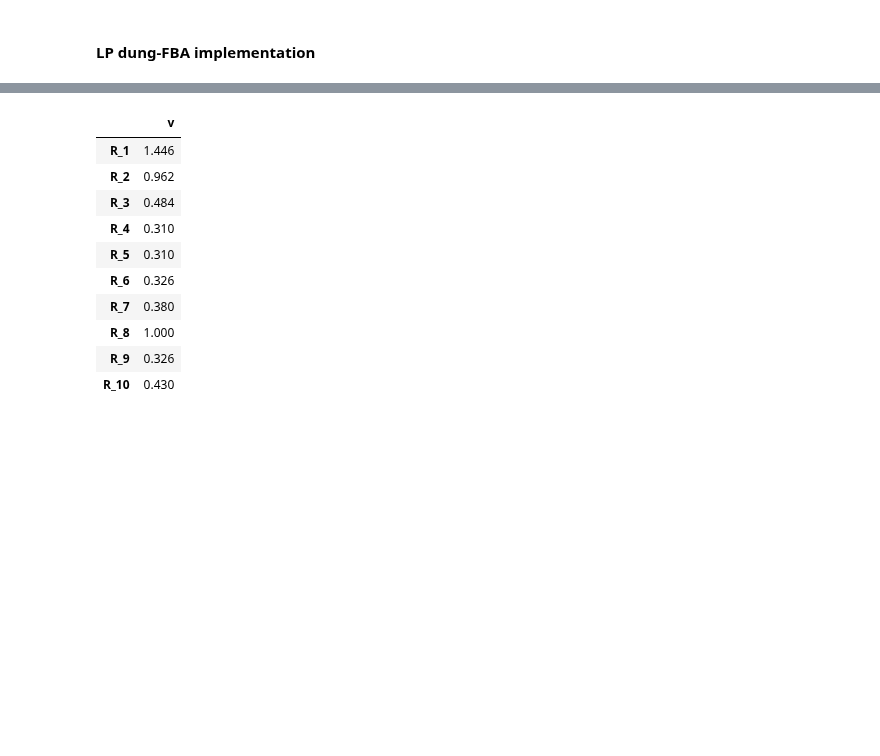
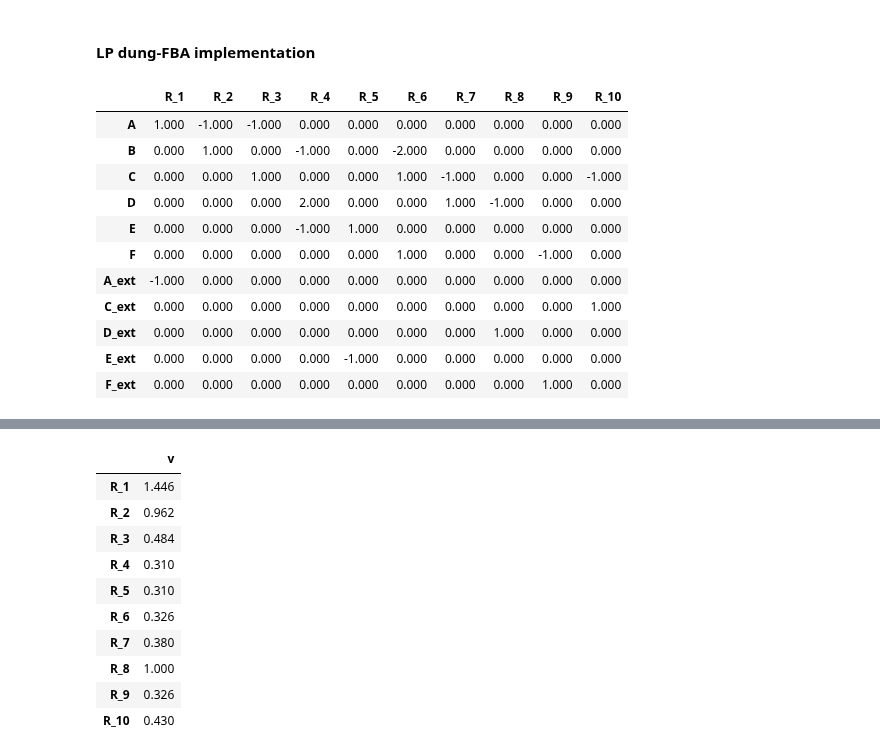
Before and after one commit to pnnl-predictive-phenomics/crop, a Jupyter notebook: docs/notebook/CROP_updated.ipynb, the cells around one changed output, grey strips where cells are left out. Cells and saved outputs as stored; diff of their text form; code cells hidden in the pictures; blank space fills up the shorter version.

```diff
--- a/docs/notebook/CROP_updated.ipynb
+++ b/docs/notebook/CROP_updated.ipynb
@@ -488,3 +486,18 @@ $$\begin{array}{lll}
 & v_{biomass} \leq 1 \end{array}$$
 # %% [markdown]
 #### LP dung-FBA implementation ####
+# %%
+fullS
+# %% [output]
+|  | R_1 | R_2 | R_3 | R_4 | R_5 | R_6 | R_7 | R_8 | R_9 | R_10 |
+| A | 1.000 | -1.000 | -1.000 | 0.000 | 0.000 | 0.000 | 0.000 | 0.000 | 0.000 | 0.000 |
+| B | 0.000 | 1.000 | 0.000 | -1.000 | 0.000 | -2.000 | 0.000 | 0.000 | 0.000 | 0.000 |
+| C | 0.000 | 0.000 | 1.000 | 0.000 | 0.000 | 1.000 | -1.000 | 0.000 | 0.000 | -1.000 |
+| D | 0.000 | 0.000 | 0.000 | 2.000 | 0.000 | 0.000 | 1.000 | -1.000 | 0.000 | 0.000 |
+| E | 0.000 | 0.000 | 0.000 | -1.000 | 1.000 | 0.000 | 0.000 | 0.000 | 0.000 | 0.000 |
+| F | 0.000 | 0.000 | 0.000 | 0.000 | 0.000 | 1.000 | 0.000 | 0.000 | -1.000 | 0.000 |
+| A_ext | -1.000 | 0.000 | 0.000 | 0.000 | 0.000 | 0.000 | 0.000 | 0.000 | 0.000 | 0.000 |
+| C_ext | 0.000 | 0.000 | 0.000 | 0.000 | 0.000 | 0.000 | 0.000 | 0.000 | 0.000 | 1.000 |
+| D_ext | 0.000 | 0.000 | 0.000 | 0.000 | 0.000 | 0.000 | 0.000 | 1.000 | 0.000 | 0.000 |
+| E_ext | 0.000 | 0.000 | 0.000 | 0.000 | -1.000 | 0.000 | 0.000 | 0.000 | 0.000 | 0.000 |
+| F_ext | 0.000 | 0.000 | 0.000 | 0.000 | 0.000 | 0.000 | 0.000 | 0.000 | 1.000 | 0.000 |
```
Also changed, not shown: parts of 5 cells of this notebook, 2 other files.
